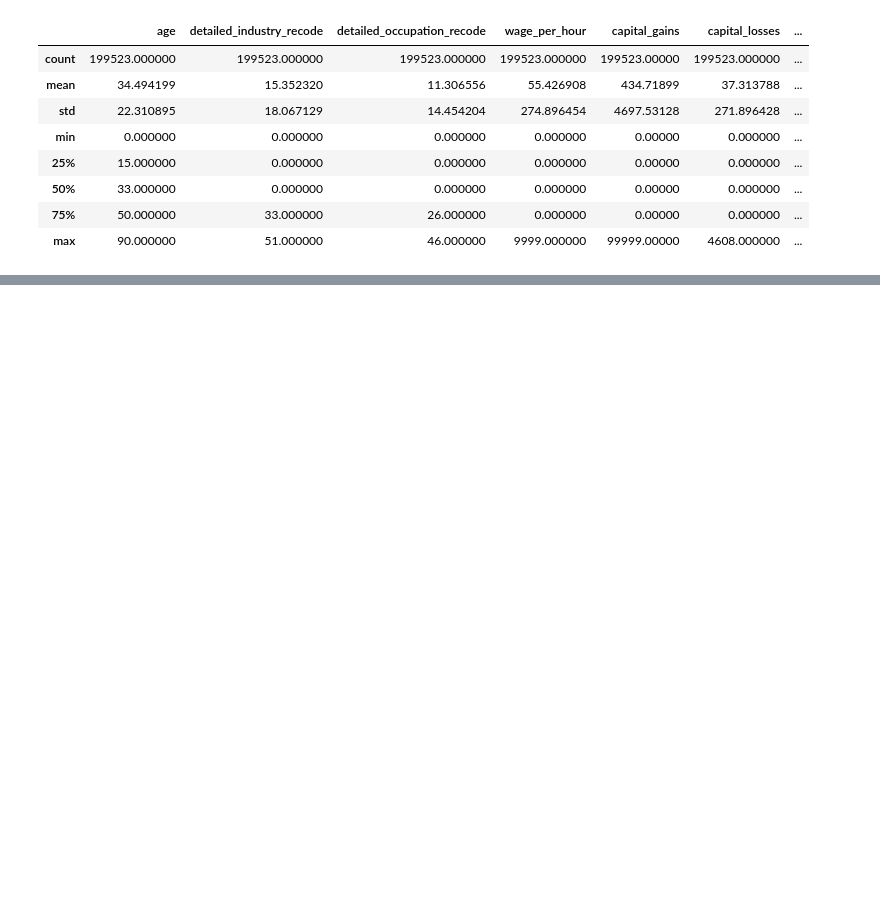
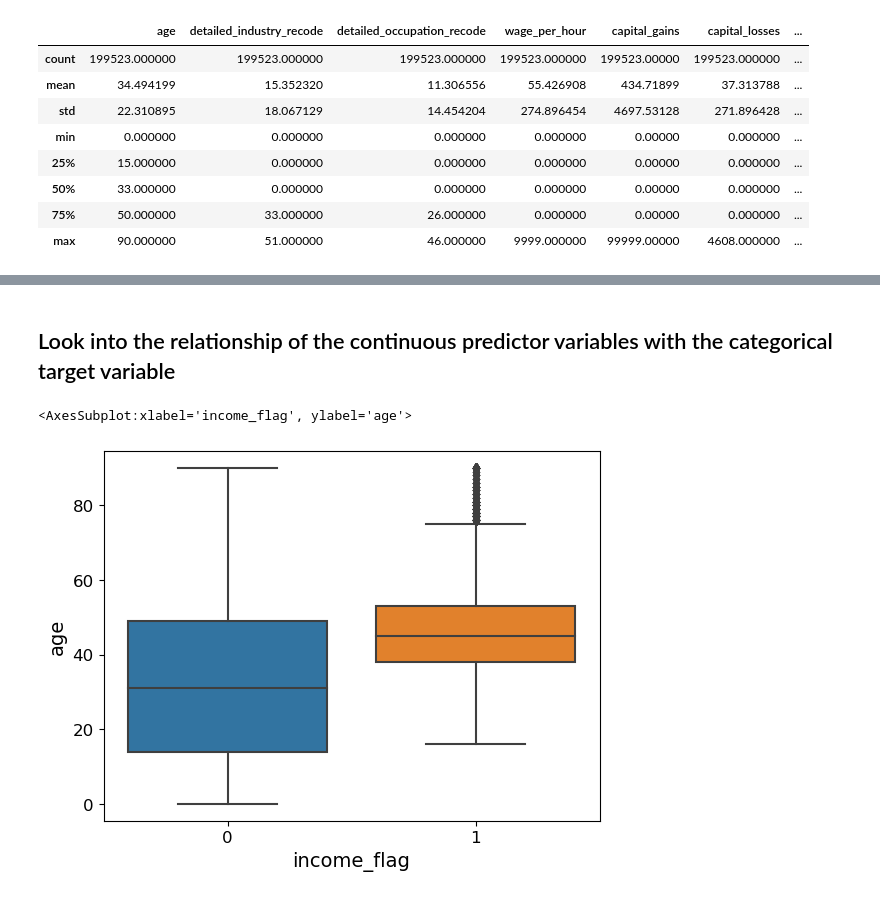
Before and after one commit to jeffreymullahey3/dataiku_census_project, a Jupyter notebook: dk_census_income.ipynb, the cells around one changed output, grey strips where cells are left out. Saved outputs shown, nothing was run; the diff lists cells and outputs as text; code cells hidden in the pictures; blank space fills up the shorter version.

```diff
--- a/dk_census_income.ipynb
+++ b/dk_census_income.ipynb
@@ -25,8 +47,8 @@ def save_fig(fig_id, tight_layout=True, fig_extension="png", resolution=300):
 # %%
 import pandas as pd
 
-train = pd.read_csv(PROJECT_ROOT_DIR + "census_income_learn_jcm.csv")
-train.head()
+df = pd.read_csv(PROJECT_ROOT_DIR + "census_income_learn_jcm.csv")
+df.head()
 # %% [output]
 |  | age | class_of_worker | detailed_industry_recode | detailed_occupation_recode | education | wage_per_hour | ... |
 | 0 | 73 | Not in universe | 0 | 0 | High school graduate | 0 | ... |
@@ -61,3 +85,9 @@ train["target"].value_counts()
 -50000     187141
 50000+.     12382
 Name: target, dtype: int64
+# %%
+# create binary version of target variable
+df['income_flag']=df['target'].map({'-50000':0,'50000+.':1})
+
+df = df.drop(["target"], axis= 1)
+df.head()
@@ -94,0 +160,8 @@ array([[<AxesSubplot:title={'center':'age'}>,
+# %%
+# drop the variables that have almost all missing data
+
+df = df.drop(["enroll_in_edu_inst_last_wk", "member_of_a_labor_union", "reason_for_unemployment",
+                      "region_of_previous_residence", "state_of_previous_residence",
+                     "fill_inc_questionnaire_for_veterans_admin"], axis= 1)
+
+df.head()
@@ -94,0 +197,7 @@ array([[<AxesSubplot:title={'center':'age'}>,
+# %% [markdown]
+## Look into the relationship of the continuous predictor variables with the categorical target variable
+# %%
+sns.boxplot(x='income_flag',y='age',data=df)
+# %% [output]
+<AxesSubplot:xlabel='income_flag', ylabel='age'>
+[figure, added]
```
Also changed, not shown: parts of 53 cells of this notebook, 5 other files.
